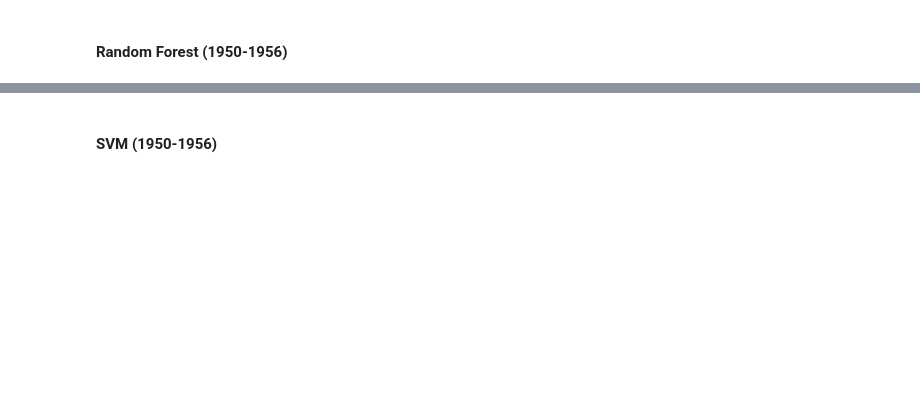
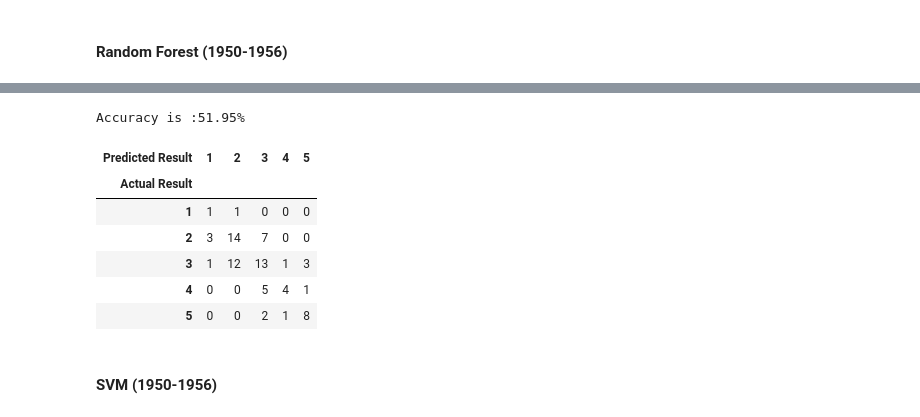
Before and after one commit to gabertooth/dsc-mod-5-project-online-ds-pt-021119, a Jupyter notebook: student.ipynb, the cells around one changed output, grey strips where cells are left out. Cells and saved outputs as stored; diff of their text form; code cells hidden in the pictures; blank space fills up the shorter version.

```diff
--- a/student.ipynb
+++ b/student.ipynb
@@ -642,3 +747,14 @@ weighted avg       0.61      0.57      0.57        77
+# %%
+PCA_random_forest(X,y,7)
+# %% [output]
+Accuracy is :51.95%
+| Predicted Result | 1 | 2 | 3 | 4 | 5 |
+| Actual Result |  |  |  |  |  |
+| 1 | 1 | 1 | 0 | 0 | 0 |
+| 2 | 3 | 14 | 7 | 0 | 0 |
+| 3 | 1 | 12 | 13 | 1 | 3 |
+| 4 | 0 | 0 | 5 | 4 | 1 |
+| 5 | 0 | 0 | 2 | 1 | 8 |
 # %% [markdown]
 #### SVM (1950-1956)
 # %%
```
Also changed, not shown: parts of 57 cells of this notebook.
